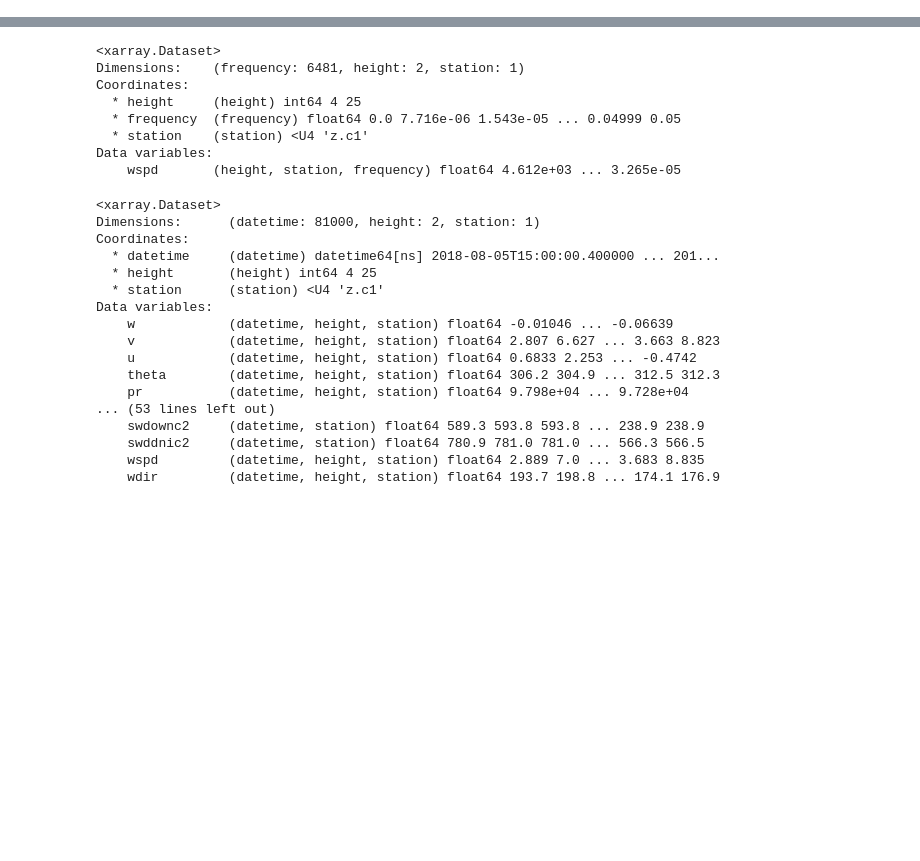
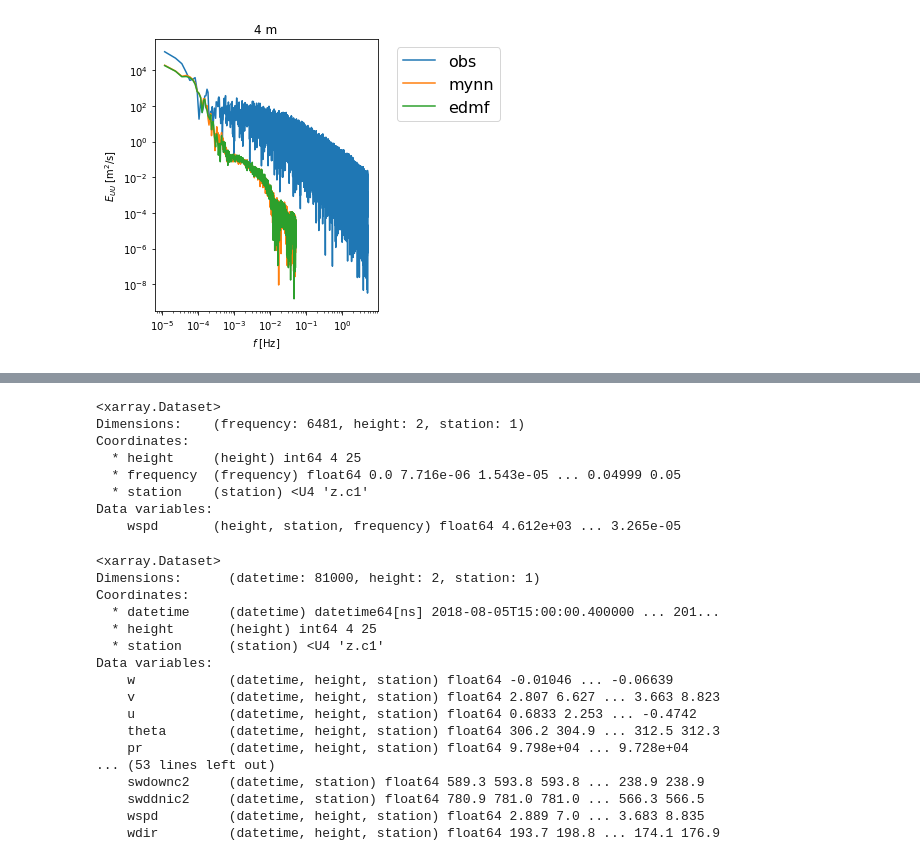
Before and after one commit to joejoeyjoseph/mmc-pnnl-j3, a Jupyter notebook: sgp/eagle/03d_j3wrf_meso-les_spectrum.ipynb, the cells around one changed output, grey strips where cells are left out. Saved outputs shown, nothing was run; the diff lists cells and outputs as text; code cells hidden in the pictures; blank space fills up the shorter version.

```diff
--- a/sgp/eagle/03d_j3wrf_meso-les_spectrum.ipynb
+++ b/sgp/eagle/03d_j3wrf_meso-les_spectrum.ipynb
@@ -56,0 +260,31 @@ wrf_ds['wspd'], wrf_ds['wdir'] = calc_wind(wrf_ds)
+# %%
+obs_spectra = calc_spectra(obs_ds,
+                      var_oi='wspd',
+                      spectra_dim='time',
+                      window='hamming',
+                      )
+
+mynn_spectra = calc_spectra(mynn_ds,
+                      var_oi='wspd',
+                      spectra_dim='datetime',
+                      level_dim='height',
+                      window='hamming')
+
+edmf_spectra = calc_spectra(edmf_ds,
+                      var_oi='wspd',
+                      spectra_dim='datetime',
+                      level_dim='height',
+                      window='hamming')
+
+ax = plot_spectrum(
+        datasets={'obs': obs_spectra.to_dataframe(),
+                  'mynn': mynn_spectra.sel(height=4).to_dataframe(),
+                  'edmf': edmf_spectra.sel(height=4).to_dataframe()},
+        fields='wspd',
+        showlegend=True)
+
+plt.title('4 m')
+
+plt.show()
+# %% [output]
+[figure, added]
```
Also changed, not shown: parts of 27 cells of this notebook.
